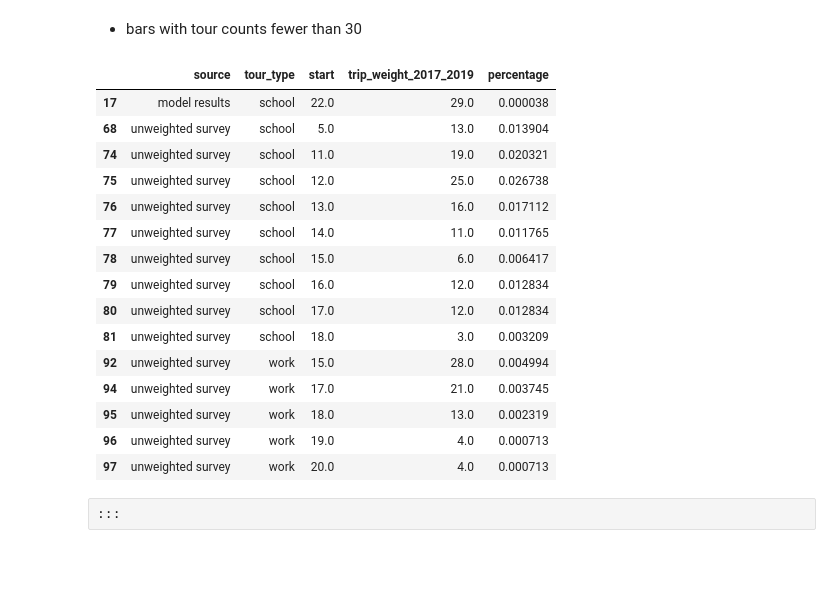
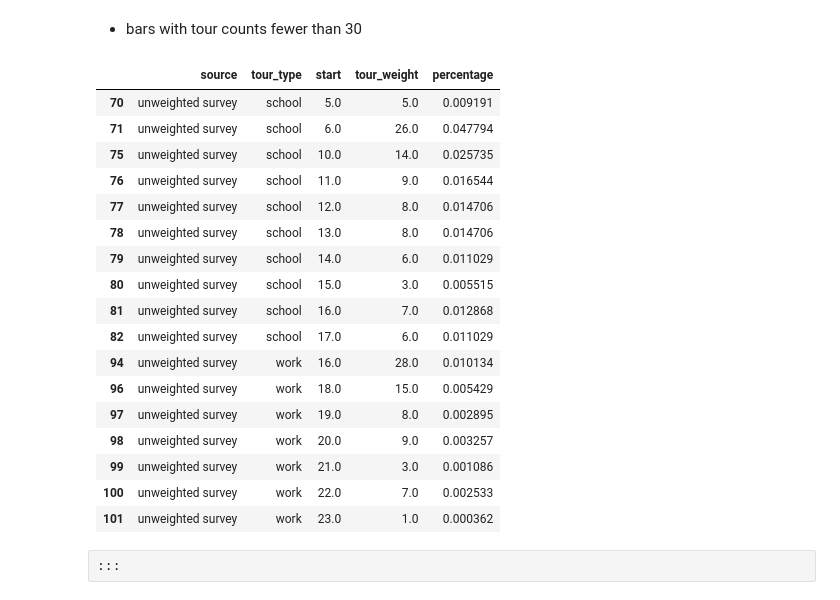
Before and after one commit to psrc/psrc_activitysim, a Jupyter notebook: scripts/validation/validation_scripts/mandatory_tour_scheduling.ipynb, the cells around one changed output. Cells and saved outputs as stored; diff of their text form; code cells hidden in the pictures; blank space fills up the shorter version.

Commit message:
More changes to validation summaries.

```diff
--- a/scripts/validation/validation_scripts/mandatory_tour_scheduling.ipynb
+++ b/scripts/validation/validation_scripts/mandatory_tour_scheduling.ipynb
@@ -27,0 +22,12 @@ ws_tour_data = tour_data.loc[tour_data['tour_type'].isin(["work","school"])]
+# %%
+# get shared data
+%store -r validation_data
+
+#config = toml.load(os.path.join(os.getcwd(), 'validation_configuration.toml'))
+
+tour_data = validation_data.tours.copy()
+m_tour_data = tour_data.loc[tour_data['tour_category']=="mandatory"]
+ws_tour_data = m_tour_data.loc[m_tour_data['tour_type'].isin(["work","school"])]
+
+# delete shared data
+del validation_data
@@ -58,8 +77,8 @@ df_plot.loc[df_plot['start']>=20]
 # %% [raw]
 ### work/school tours
 # %%
-df_plot = ws_tour_data.groupby(['source','tour_type','start'])[['trip_weight_2017_2019']].sum().reset_index()
-df_plot['percentage'] = df_plot.groupby(['tour_type','source'], group_keys=False)['trip_weight_2017_2019']. \
+df_plot = ws_tour_data.groupby(['source','tour_type','start'])[['tour_weight']].sum().reset_index()
+df_plot['percentage'] = df_plot.groupby(['tour_type','source'], group_keys=False)['tour_weight']. \
     apply(lambda x: x / float(x.sum()))
 
 fig = px.bar(df_plot, x="start", y="percentage", color="source",barmode="group",
@@ -75,24 +94,26 @@ fig.show()
 # %% [markdown]
 - bars with tour counts fewer than 30
 # %%
-df_plot.loc[df_plot['trip_weight_2017_2019']<30]
+df_plot.loc[df_plot['tour_weight']<30]
 # %% [output]
-|  | source | tour_type | start | trip_weight_2017_2019 | percentage |
-| 17 | model results | school | 22.0 | 29.0 | 0.000038 |
-| 68 | unweighted survey | school | 5.0 | 13.0 | 0.013904 |
-| 74 | unweighted survey | school | 11.0 | 19.0 | 0.020321 |
-| 75 | unweighted survey | school | 12.0 | 25.0 | 0.026738 |
-| 76 | unweighted survey | school | 13.0 | 16.0 | 0.017112 |
-| 77 | unweighted survey | school | 14.0 | 11.0 | 0.011765 |
-| 78 | unweighted survey | school | 15.0 | 6.0 | 0.006417 |
-| 79 | unweighted survey | school | 16.0 | 12.0 | 0.012834 |
-| 80 | unweighted survey | school | 17.0 | 12.0 | 0.012834 |
-| 81 | unweighted survey | school | 18.0 | 3.0 | 0.003209 |
-| 92 | unweighted survey | work | 15.0 | 28.0 | 0.004994 |
-| 94 | unweighted survey | work | 17.0 | 21.0 | 0.003745 |
-| 95 | unweighted survey | work | 18.0 | 13.0 | 0.002319 |
-| 96 | unweighted survey | work | 19.0 | 4.0 | 0.000713 |
-| 97 | unweighted survey | work | 20.0 | 4.0 | 0.000713 |
+|  | source | tour_type | start | tour_weight | percentage |
+| 70 | unweighted survey | school | 5.0 | 5.0 | 0.009191 |
+| 71 | unweighted survey | school | 6.0 | 26.0 | 0.047794 |
+| 75 | unweighted survey | school | 10.0 | 14.0 | 0.025735 |
+| 76 | unweighted survey | school | 11.0 | 9.0 | 0.016544 |
+| 77 | unweighted survey | school | 12.0 | 8.0 | 0.014706 |
+| 78 | unweighted survey | school | 13.0 | 8.0 | 0.014706 |
+| 79 | unweighted survey | school | 14.0 | 6.0 | 0.011029 |
+| 80 | unweighted survey | school | 15.0 | 3.0 | 0.005515 |
+| 81 | unweighted survey | school | 16.0 | 7.0 | 0.012868 |
+| 82 | unweighted survey | school | 17.0 | 6.0 | 0.011029 |
+| 94 | unweighted survey | work | 16.0 | 28.0 | 0.010134 |
+| 96 | unweighted survey | work | 18.0 | 15.0 | 0.005429 |
+| 97 | unweighted survey | work | 19.0 | 8.0 | 0.002895 |
+| 98 | unweighted survey | work | 20.0 | 9.0 | 0.003257 |
+| 99 | unweighted survey | work | 21.0 | 3.0 | 0.001086 |
+| 100 | unweighted survey | work | 22.0 | 7.0 | 0.002533 |
+| 101 | unweighted survey | work | 23.0 | 1.0 | 0.000362 |
 # %% [raw]
 :::
 # %% [markdown]
```
Also changed, not shown: parts of 8 cells of this notebook, 11 other files.
